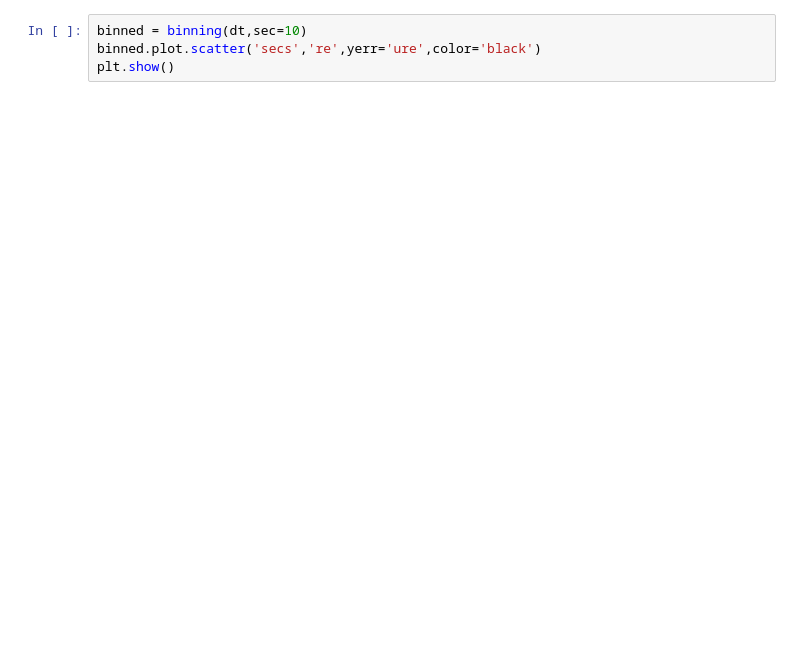
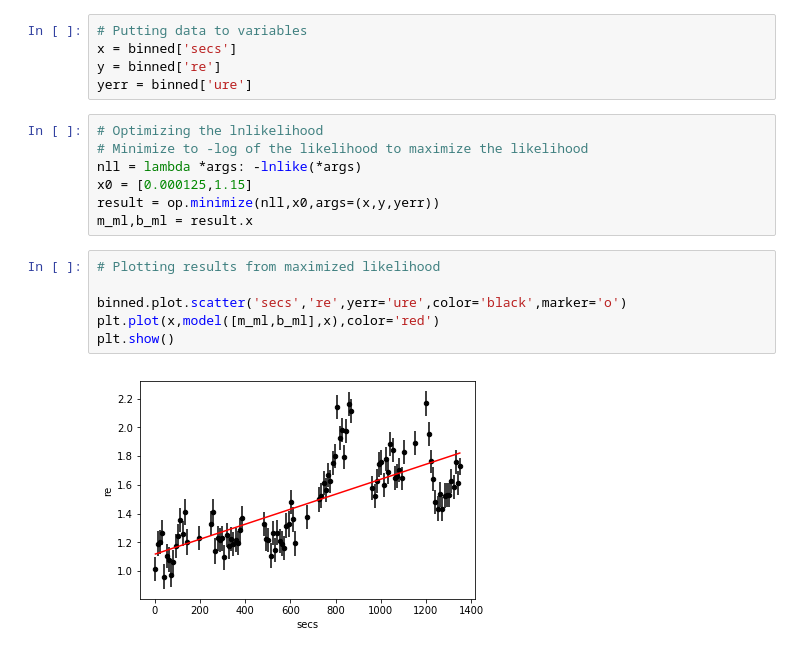
Before and after one commit to rvanlinge/radio_project, a Jupyter notebook: step behavior.ipynb, the cells around one changed output. Drawn from its saved outputs; the diff is of its cells as text; blank space fills up the shorter version.

```diff
--- a/step behavior.ipynb
+++ b/step behavior.ipynb
@@ -11,4 +57,20 @@ dt = pd.read_table('1314/2M1314e15-LLRR.dat')
+# %%
+# Putting data to variables
+x = binned['secs']
+y = binned['re']
+yerr = binned['ure']
+# %%
+# Optimizing the lnlikelihood
+# Minimize to -log of the likelihood to maximize the likelihood
+nll = lambda *args: -lnlike(*args)
+x0 = [0.000125,1.15]
+result = op.minimize(nll,x0,args=(x,y,yerr))
+m_ml,b_ml = result.x
 # %%
-binned = binning(dt,sec=10)
-binned.plot.scatter('secs','re',yerr='ure',color='black')
+# Plotting results from maximized likelihood
+
+binned.plot.scatter('secs','re',yerr='ure',color='black',marker='o')
+plt.plot(x,model([m_ml,b_ml],x),color='red')
 plt.show()
+# %% [output]
+[figure, added]
```
Also changed, not shown: parts of 19 cells of this notebook, 4 other files.
